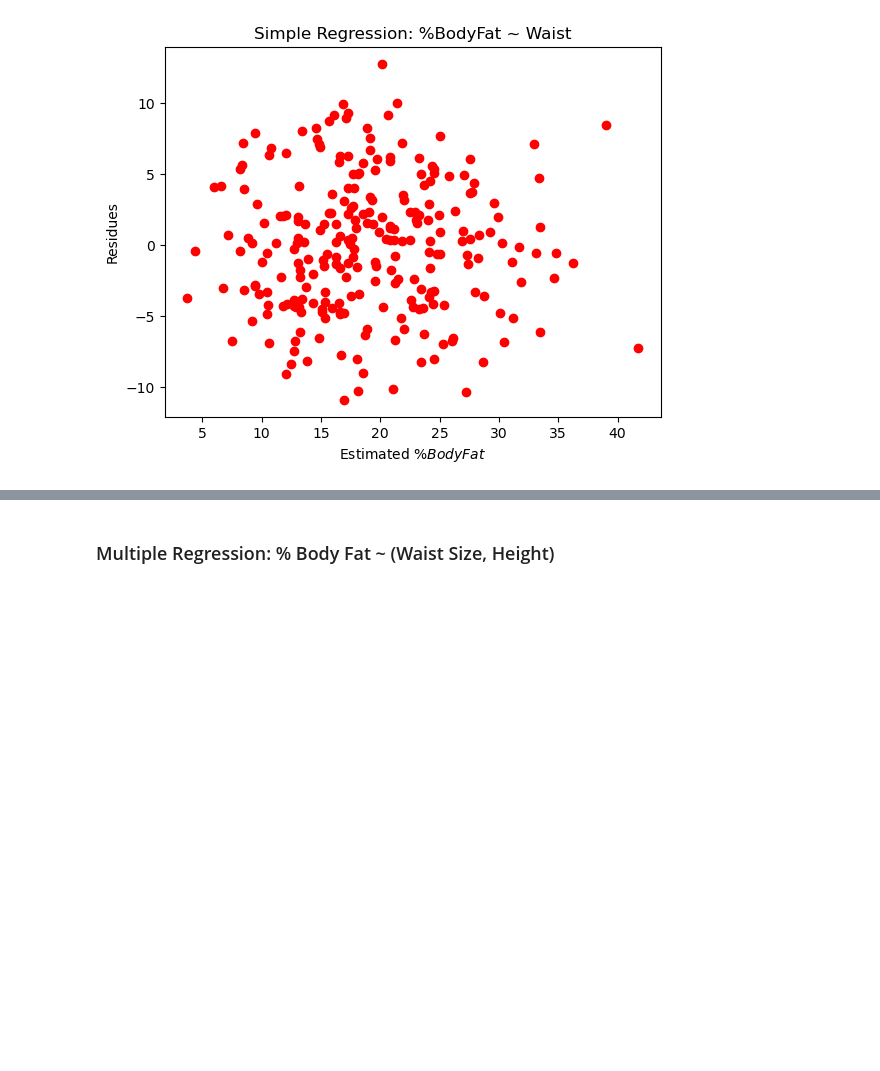
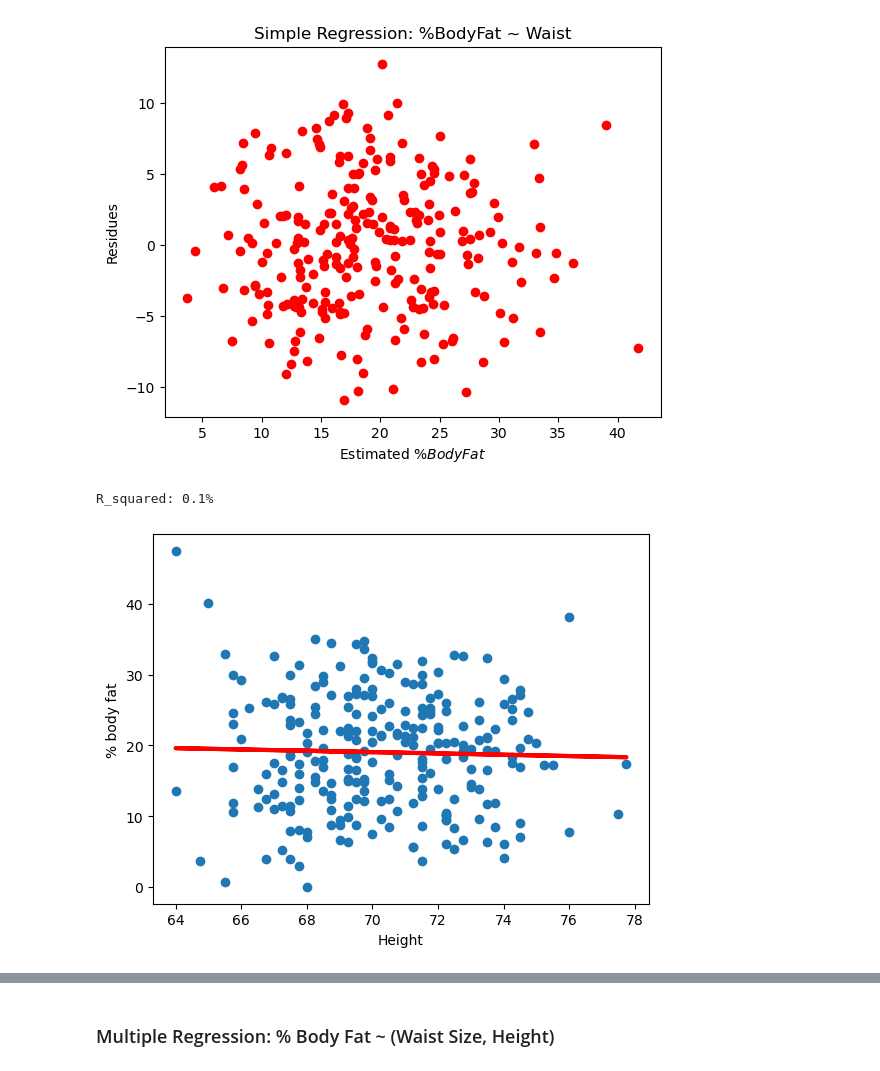
Before and after one commit to StephenDSNYC/IS5, a Jupyter notebook: code/ch09/ch09bodyfat.ipynb, the cells around one changed output, grey strips where cells are left out. Saved outputs shown, nothing was run; the diff lists cells and outputs as text; code cells hidden in the pictures; blank space fills up the shorter version.

```diff
--- a/code/ch09/ch09bodyfat.ipynb
+++ b/code/ch09/ch09bodyfat.ipynb
@@ -52,3 +49,21 @@ plt.ylabel('Residues')
 plt.title('Simple Regression: %BodyFat ~ Waist');
 # %% [output]
 [figure]
+# %%
+x = bodyfat['Height']
+# %%
+x = np.array(x).reshape(-1, 1)
+linmod.fit(x, y);
+y_hat = linmod.predict(x)
+r = linmod.score(x, y)
+print(f'R_squared: {r * 100:.1f}%')
+# %% [output]
+R_squared: 0.1%
+# %%
+plt.figure()
+plt.scatter(x, y)
+plt.plot(x, y_hat, color='r', lw=3);
+plt.xlabel('Height')
+plt.ylabel('% body fat');
+# %% [output]
+[figure, added]
```
Also changed, not shown: parts of 16 cells of this notebook.
